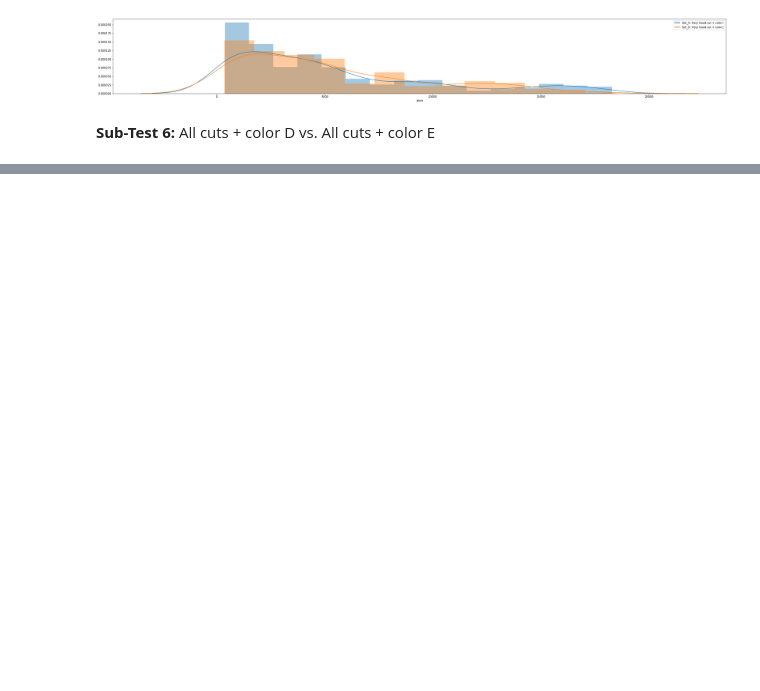
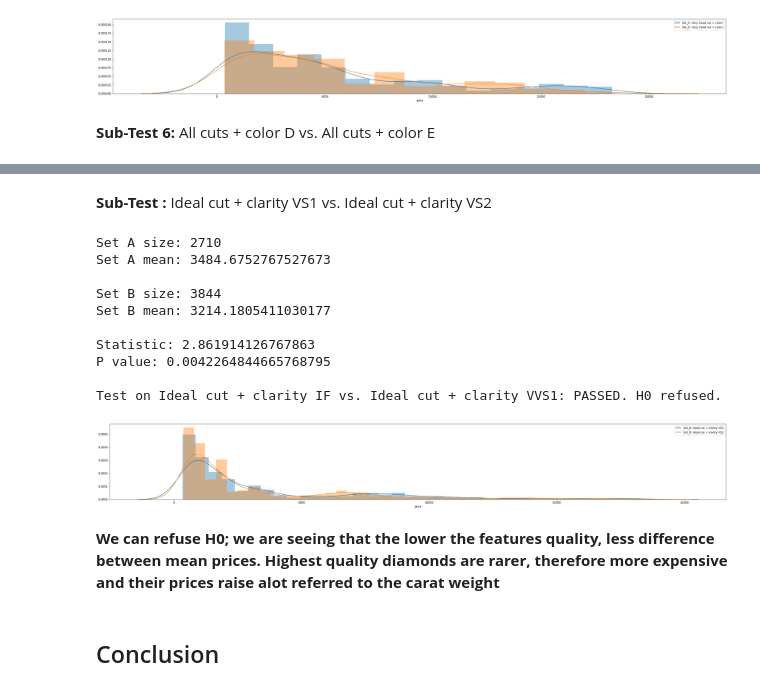
Before and after one commit to Pvillamanario/diamond_EDA, a Jupyter notebook: notebooks/Diamonds_hypothesis_testing.ipynb, the cells around one changed output, grey strips where cells are left out. Saved outputs shown, nothing was run; the diff lists cells and outputs as text; code cells hidden in the pictures; blank space fills up the shorter version.

```diff
--- a/notebooks/Diamonds_hypothesis_testing.ipynb
+++ b/notebooks/Diamonds_hypothesis_testing.ipynb
@@ -297,0 +374,36 @@ Test on All cuts + color D vs. All cuts + color E: FAILED
+# %% [markdown]
+**Sub-Test :** Ideal cut + clarity VS1 vs. Ideal cut + clarity VS2
+# %%
+TEST = 'Ideal cut + clarity IF vs. Ideal cut + clarity VVS1'
+
+cut_filter_A = data['cut']=='Ideal'
+clarity_filter_A = data['clarity']=='VS1'
+
+cut_filter_B = data['cut']=='Ideal'
+clarity_filter_B = data['clarity']=='VS2'
+
+set_A = data[cut_filter_A & clarity_filter_A]['price']
+set_B = data[cut_filter_B & clarity_filter_B]['price']
+
+subsets_test(set_A, set_B)
+
+fig, axes = plt.subplots(ncols=1, nrows =1, figsize = (40,5))
+for a in [set_A, set_B]:
+    ax = sns.distplot(a)
+    ax.legend(labels=[f'Set_A: Ideal cut + clarity VS1','Set_B: Ideal cut + clarity VS2']);
+# %% [output]
+Set A size: 2710
+Set A mean: 3484.6752767527673
+
+Set B size: 3844
+Set B mean: 3214.1805411030177
+
+Statistic: 2.861914126767863
+P value: 0.0042264844665768795
+
+Test on Ideal cut + clarity IF vs. Ideal cut + clarity VVS1: PASSED. H0 refused.
+[figure, added]
+# %% [markdown]
+**We can refuse H0; we are seeing that the lower the features quality, less difference between mean prices. Highest quality diamonds are rarer, therefore more expensive and their prices raise alot referred to the carat weight**
+# %% [markdown]
+## Conclusion
```
Also changed, not shown: parts of 26 cells of this notebook.
